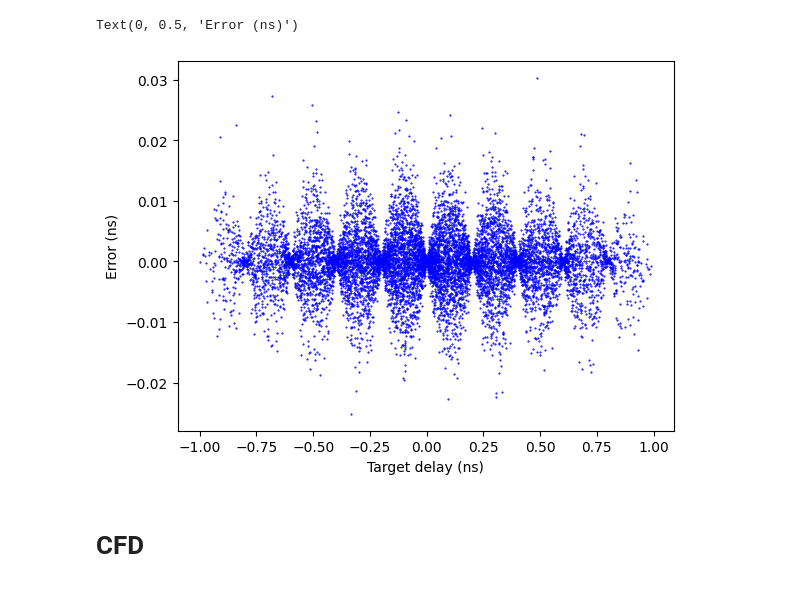
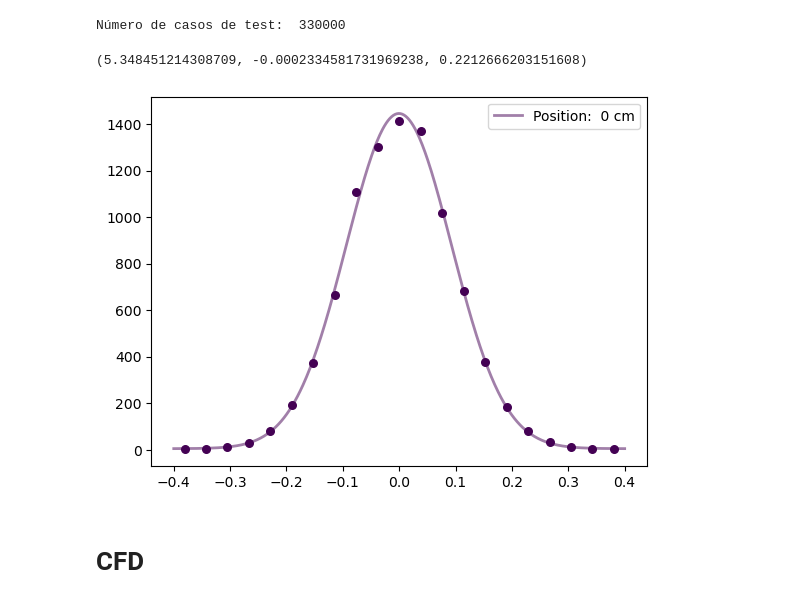
Before and after one commit to wjosefw/MLTiming, a Jupyter notebook: Traditional_methods.ipynb, the cells around one changed output. Drawn from its saved outputs; the diff is of its cells as text; code cells hidden in the pictures.

Commit message:
New plots

```diff
--- a/Traditional_methods.ipynb
+++ b/Traditional_methods.ipynb
@@ -15,23 +8,48 @@ data_28 = np.load(os.path.join(dir, 'Na22_28_norm_ALBA_test.npz'))['data']
+# %%
+# Load data
+dir = 'Pulsos15CM20250130_version2/'
+data0 = np.load(os.path.join(dir, 'Na22_norm_pos0_test.npz'))['data']
+data1 = np.load(os.path.join(dir, 'Na22_norm_pos1_test.npz'))['data']
+data2 = np.load(os.path.join(dir, 'Na22_norm_pos2_test.npz'))['data']
+data3 = np.load(os.path.join(dir, 'Na22_norm_pos3_test.npz'))['data']
+data4 = np.load(os.path.join(dir, 'Na22_norm_pos4_test.npz'))['data']
+data5 = np.load(os.path.join(dir, 'Na22_norm_pos5_test.npz'))['data']
+
+data_min_1 = np.load(os.path.join(dir, 'Na22_norm_pos_min_1_test.npz'))['data']
+data_min_2 = np.load(os.path.join(dir, 'Na22_norm_pos_min_2_test.npz'))['data']
+data_min_3 = np.load(os.path.join(dir, 'Na22_norm_pos_min_3_test.npz'))['data']
+data_min_4 = np.load(os.path.join(dir, 'Na22_norm_pos_min_4_test.npz'))['data']
+data_min_5 = np.load(os.path.join(dir, 'Na22_norm_pos_min_5_test.npz'))['data']
+
+test_data = np.concatenate((data0, data1, data2,
+                            data3, data4, data5,
+                            data_min_1, data_min_2,
+                            data_min_3, data_min_4, data_min_5), axis = 0)
+
+print('Número de casos de test: ', test_data.shape[0])
+# %% [output]
+Número de casos de test:  330000
 # %%
-fraction = 0.064    # Fraction to attenuate pulse for CFD
-shift = 6.8         # Delay for CFD
+fraction =  0.2 #0.064    # Fraction to attenuate pulse for CFD
+shift = 1.5 #6.8         # Delay for CFD
 threshold = 0.04    # Threshold for relative Leading Edge
-nbins = 71
-time_step = 0.2   # In ns
-positions = np.array([0.2, 0.0, -0.2])
+nbins = 21
+time_step = 0.2     # In ns
+positions = 0.066*np.array([-5, -4, -3, -2, -1, 0, 1, 2, 3, 4, 5])  # Expected time difference of each position
-# %%
-from functions import create_and_delay_pulse_pair
-data = np.concatenate((data_28, data_55, data_82), axis = 0)
-pulsesCFD, REF_CFD = create_and_delay_pulse_pair(data[:,:,0], time_step, delay_time = 1)
-
-CFD0 = Calculate_CFD(pulsesCFD[:, :200, 0], fraction = fraction, shift = shift, time_step = time_step)
-CFD1 = Calculate_CFD(pulsesCFD[:, :200, 1], fraction = fraction, shift = shift, time_step = time_step)
-
-plt.plot(REF_CFD, CFD0 - CFD1 - REF_CFD, 'b.', markersize = 1)
-plt.xlabel('Target delay (ns)')
-plt.ylabel('Error (ns)')
-# %% [output]
-Text(0, 0.5, 'Error (ns)')
-[figure, removed]
+# %%
+dir = '/home/josea/PracticaTimingDigital'
+test_data2 = np.load(os.path.join(dir, 'pulsoNa22:filt_norm.npz'))['data']
+
+timestamps_CFD_dec0_DATA0 = Calculate_CFD(test_data2[10000:, :150, 0], fraction = fraction, shift = shift, time_step = time_step)
+timestamps_CFD_dec1_DATA0 = Calculate_CFD(test_data2[10000:, :150, 1], fraction = fraction, shift = shift, time_step = time_step)
+
+TOF_CFD_0 = timestamps_CFD_dec0_DATA0 - timestamps_CFD_dec1_DATA0
+centroid_V00 = calculate_gaussian_center(TOF_CFD_0[None,:], nbins = 41, limit = 3)
+plot_gaussian(TOF_CFD_0, centroid_V00, range = 0.4, label = 'Position:  0 cm', nbins = nbins, color = colors[0])
+params_0, errors_0 = get_gaussian_params(TOF_CFD_0, centroid_V00, range = 0.6, nbins = nbins)
+print(params_0)
+# %% [output]
+(5.348451214308709, -0.0002334581731969238, 0.2212666203151608)
+[figure, added]
 # %% [markdown]
 # **CFD**
```
Also changed, not shown: parts of 27 cells of this notebook.
